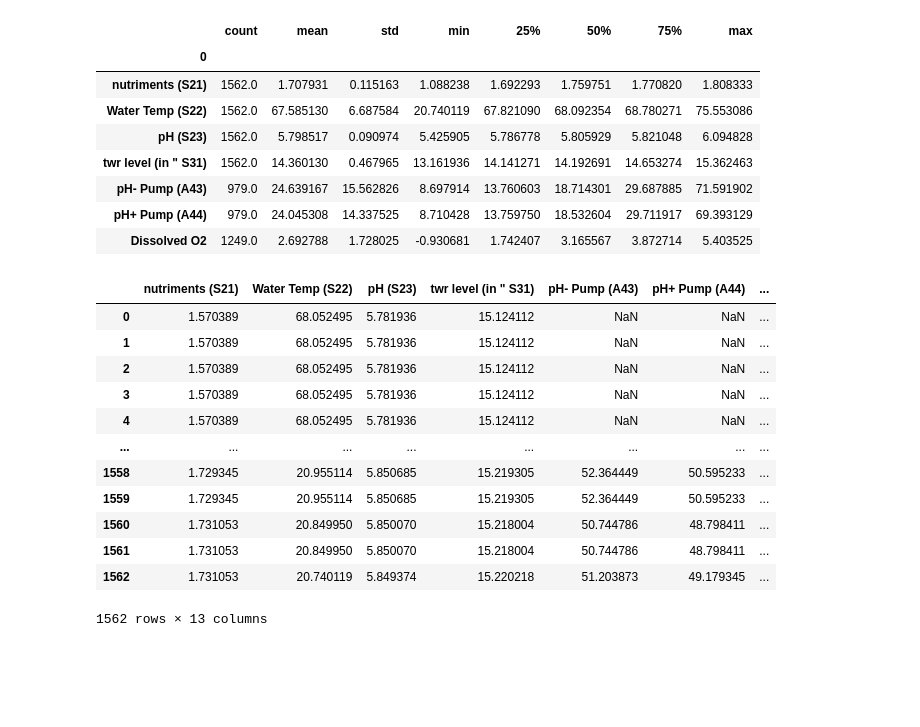
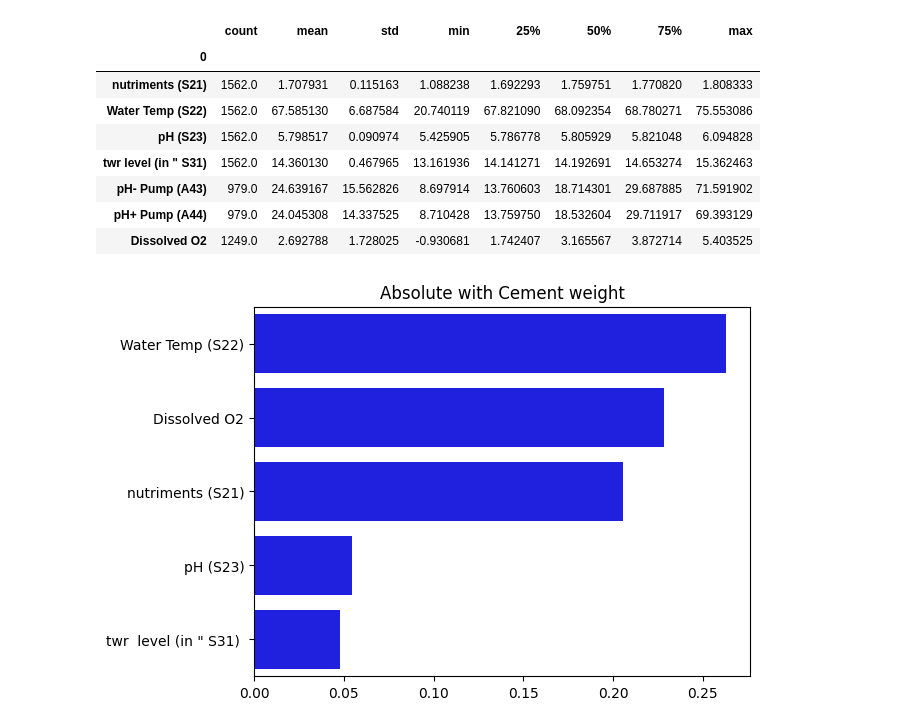
Before and after one commit to williamjwall/Aqua_verti_data, a Jupyter notebook: notebooks/EDA_farming.ipynb, the cells around one changed output. Drawn from its saved outputs; the diff is of its cells as text; code cells hidden in the pictures; blank space fills up the shorter version.

```diff
--- a/notebooks/EDA_farming.ipynb
+++ b/notebooks/EDA_farming.ipynb
@@ -247,18 +263,13 @@ g1_X.describe().T
 # %%
 dfXy_g1 = pd.concat([g1_X.reset_index(drop=True), group_1_harvest[436:].reset_index(drop=True)], axis=1)
 # %%
-dfXy_g1.dropna(axis=0, thresh=10)
+dfXy_g1.dropna(axis=0, thresh=10, inplace=True)
-# %% [output]
-|  | nutriments (S21) | Water Temp (S22) | pH (S23) | twr level (in " S31) | pH- Pump (A43) | pH+ Pump (A44) | ... |
-| 0 | 1.570389 | 68.052495 | 5.781936 | 15.124112 | NaN | NaN | ... |
-| 1 | 1.570389 | 68.052495 | 5.781936 | 15.124112 | NaN | NaN | ... |
-| 2 | 1.570389 | 68.052495 | 5.781936 | 15.124112 | NaN | NaN | ... |
-| 3 | 1.570389 | 68.052495 | 5.781936 | 15.124112 | NaN | NaN | ... |
-| 4 | 1.570389 | 68.052495 | 5.781936 | 15.124112 | NaN | NaN | ... |
-| ... | ... | ... | ... | ... | ... | ... | ... |
-| 1558 | 1.729345 | 20.955114 | 5.850685 | 15.219305 | 52.364449 | 50.595233 | ... |
-| 1559 | 1.729345 | 20.955114 | 5.850685 | 15.219305 | 52.364449 | 50.595233 | ... |
-| 1560 | 1.731053 | 20.849950 | 5.850070 | 15.218004 | 50.744786 | 48.798411 | ... |
-| 1561 | 1.731053 | 20.849950 | 5.850070 | 15.218004 | 50.744786 | 48.798411 | ... |
-| 1562 | 1.731053 | 20.740119 | 5.849374 | 15.220218 | 51.203873 | 49.179345 | ... |
-1562 rows × 13 columns
+# %%
+g1_corr = dfXy_g1.drop(['Harvest date:', 'Transplant date:', 'Total floats harvested:','Total weight for floats: (grams)','pH- Pump (A43)', 'pH+ Pump (A44)'], axis=1)
+# %%
+abs_corrsort = abs(g1_corr.corr()['Avg weight per plant:']).sort_values(ascending=False)[1:]
+# %%
+sns.barplot(x=abs_corrsort.values,
+            y=abs_corrsort.index, color='b').set(title='Absolute with Cement weight');
+# %% [output]
+[figure, added]
```
Also changed, not shown: parts of 12 cells of this notebook.
